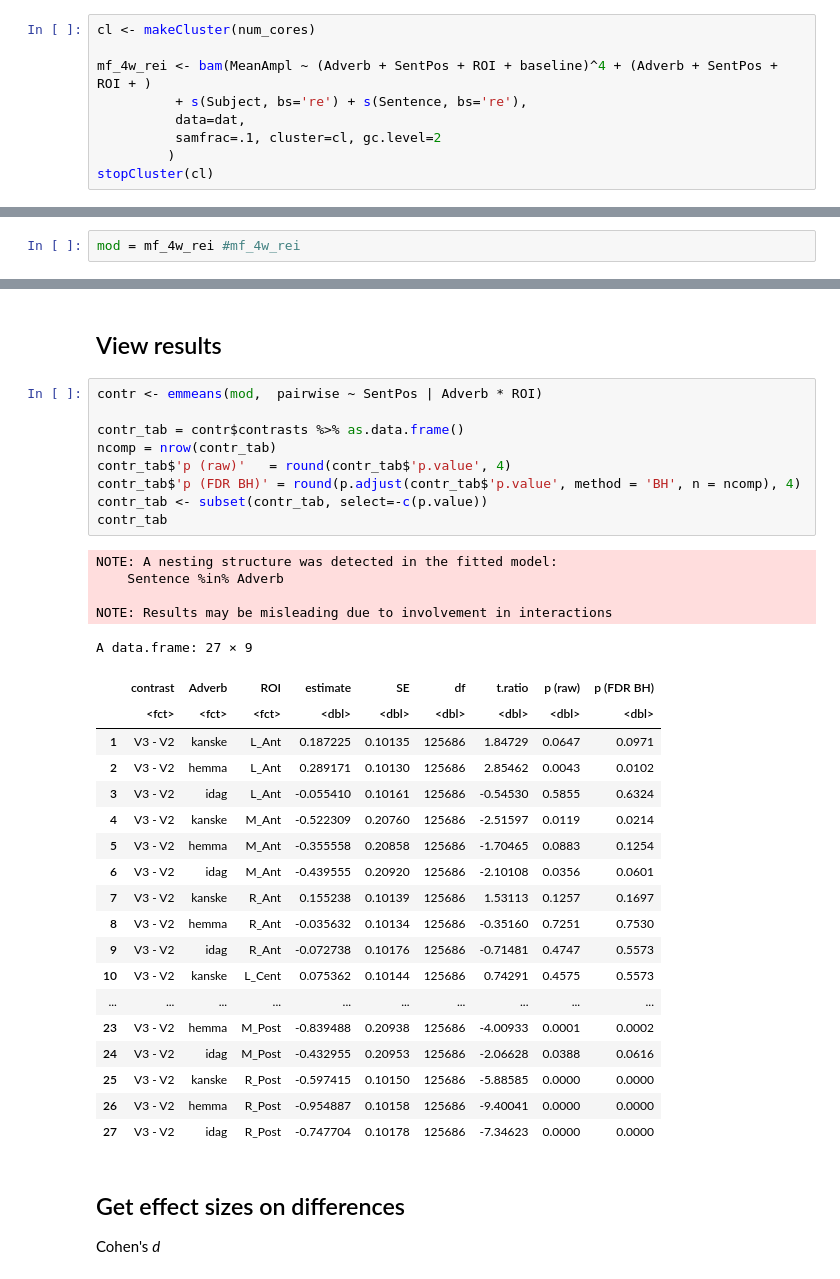
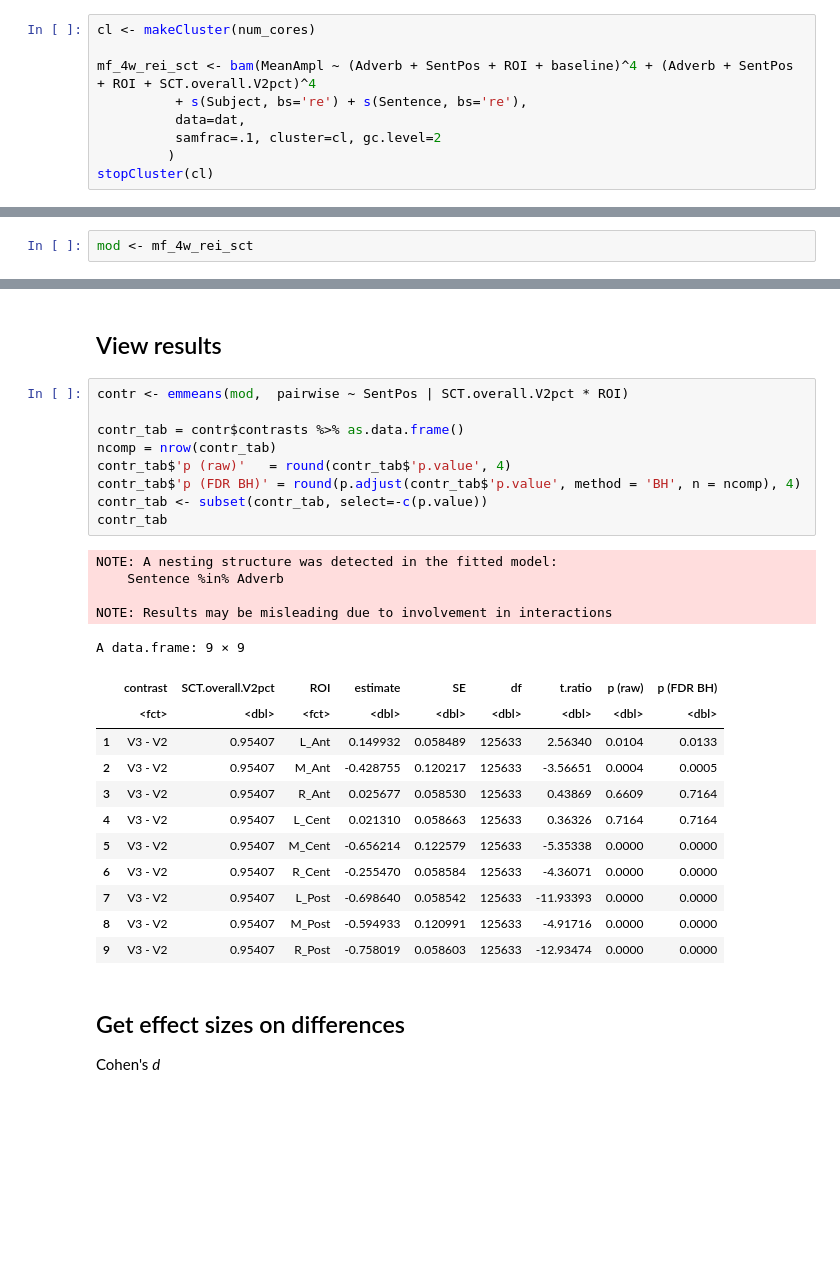
Before and after one commit to aaronjnewman/SWOP, a Jupyter notebook: scripts/SWOP 5b - R stats 300-500 behav corr.ipynb, the cells around one changed output, grey strips where cells are left out. Saved outputs shown, nothing was run; the diff lists cells and outputs as text; blank space fills up the shorter version.

```diff
--- a/scripts/SWOP 5b - R stats 300-500 behav corr.ipynb
+++ b/scripts/SWOP 5b - R stats 300-500 behav corr.ipynb
@@ -281,7 +273,7 @@ stopCluster(cl)
 # %%
 cl <- makeCluster(num_cores)
 
-mf_4w_rei <- bam(MeanAmpl ~ (Adverb + SentPos + ROI + baseline)^4 + (Adverb + SentPos + ROI + )
+mf_4w_rei_sct <- bam(MeanAmpl ~ (Adverb + SentPos + ROI + baseline)^4 + (Adverb + SentPos + ROI + SCT.overall.V2pct)^4
           + s(Subject, bs='re') + s(Sentence, bs='re'),
           data=dat,
           samfrac=.1, cluster=cl, gc.level=2
@@ -340,3 +346,5 @@ s(Sentence,Subject) 4621   4792 33.1 <0.0000000000000002
+# %%
+mod <- mf_4w_rei_sct
 # %% [markdown]
 ### Write ANOVA table to text file
 # %%
@@ -366,2 +351,0 @@ fREML = 3.1683e+05  Scale est. = 7.7369    n = 126035
-# %%
-mod = mf_4w_rei #mf_4w_rei
@@ -408,38 +372,31 @@ fREML = 3.5359e+05  Scale est. = 15.867    n = 126035
 # %% [markdown]
 ## View results
 # %%
-contr <- emmeans(mod,  pairwise ~ SentPos | Adverb * ROI)
+contr <- emmeans(mod,  pairwise ~ SentPos | SCT.overall.V2pct * ROI)
 
 contr_tab = contr$contrasts %>% as.data.frame()
 ncomp = nrow(contr_tab)
 contr_tab$'p (raw)'   = round(contr_tab$'p.value', 4)
 contr_tab$'p (FDR BH)' = round(p.adjust(contr_tab$'p.value', method = 'BH', n = ncomp), 4)
 contr_tab <- subset(contr_tab, select=-c(p.value))
 contr_tab
 # %% [output]
 NOTE: A nesting structure was detected in the fitted model:
     Sentence %in% Adverb
 
 NOTE: Results may be misleading due to involvement in interactions
-A data.frame: 27 × 9
+A data.frame: 9 × 9
-|  | contrast | Adverb | ROI | estimate | SE | df | t.ratio | p (raw) | p (FDR BH) |
-|  | <fct> | <fct> | <fct> | <dbl> | <dbl> | <dbl> | <dbl> | <dbl> | <dbl> |
-| 1 | V3 - V2 | kanske | L_Ant | 0.187225 | 0.10135 | 125686 | 1.84729 | 0.0647 | 0.0971 |
-| 2 | V3 - V2 | hemma | L_Ant | 0.289171 | 0.10130 | 125686 | 2.85462 | 0.0043 | 0.0102 |
-| 3 | V3 - V2 | idag | L_Ant | -0.055410 | 0.10161 | 125686 | -0.54530 | 0.5855 | 0.6324 |
-| 4 | V3 - V2 | kanske | M_Ant | -0.522309 | 0.20760 | 125686 | -2.51597 | 0.0119 | 0.0214 |
-| 5 | V3 - V2 | hemma | M_Ant | -0.355558 | 0.20858 | 125686 | -1.70465 | 0.0883 | 0.1254 |
-| 6 | V3 - V2 | idag | M_Ant | -0.439555 | 0.20920 | 125686 | -2.10108 | 0.0356 | 0.0601 |
-| 7 | V3 - V2 | kanske | R_Ant | 0.155238 | 0.10139 | 125686 | 1.53113 | 0.1257 | 0.1697 |
-| 8 | V3 - V2 | hemma | R_Ant | -0.035632 | 0.10134 | 125686 | -0.35160 | 0.7251 | 0.7530 |
-| 9 | V3 - V2 | idag | R_Ant | -0.072738 | 0.10176 | 125686 | -0.71481 | 0.4747 | 0.5573 |
-| 10 | V3 - V2 | kanske | L_Cent | 0.075362 | 0.10144 | 125686 | 0.74291 | 0.4575 | 0.5573 |
-| ... | ... | ... | ... | ... | ... | ... | ... | ... | ... |
-| 23 | V3 - V2 | hemma | M_Post | -0.839488 | 0.20938 | 125686 | -4.00933 | 0.0001 | 0.0002 |
-| 24 | V3 - V2 | idag | M_Post | -0.432955 | 0.20953 | 125686 | -2.06628 | 0.0388 | 0.0616 |
-| 25 | V3 - V2 | kanske | R_Post | -0.597415 | 0.10150 | 125686 | -5.88585 | 0.0000 | 0.0000 |
-| 26 | V3 - V2 | hemma | R_Post | -0.954887 | 0.10158 | 125686 | -9.40041 | 0.0000 | 0.0000 |
-| 27 | V3 - V2 | idag | R_Post | -0.747704 | 0.10178 | 125686 | -7.34623 | 0.0000 | 0.0000 |
+|  | contrast | SCT.overall.V2pct | ROI | estimate | SE | df | t.ratio | p (raw) | p (FDR BH) |
+|  | <fct> | <dbl> | <fct> | <dbl> | <dbl> | <dbl> | <dbl> | <dbl> | <dbl> |
+| 1 | V3 - V2 | 0.95407 | L_Ant | 0.149932 | 0.058489 | 125633 | 2.56340 | 0.0104 | 0.0133 |
+| 2 | V3 - V2 | 0.95407 | M_Ant | -0.428755 | 0.120217 | 125633 | -3.56651 | 0.0004 | 0.0005 |
+| 3 | V3 - V2 | 0.95407 | R_Ant | 0.025677 | 0.058530 | 125633 | 0.43869 | 0.6609 | 0.7164 |
+| 4 | V3 - V2 | 0.95407 | L_Cent | 0.021310 | 0.058663 | 125633 | 0.36326 | 0.7164 | 0.7164 |
+| 5 | V3 - V2 | 0.95407 | M_Cent | -0.656214 | 0.122579 | 125633 | -5.35338 | 0.0000 | 0.0000 |
+| 6 | V3 - V2 | 0.95407 | R_Cent | -0.255470 | 0.058584 | 125633 | -4.36071 | 0.0000 | 0.0000 |
+| 7 | V3 - V2 | 0.95407 | L_Post | -0.698640 | 0.058542 | 125633 | -11.93393 | 0.0000 | 0.0000 |
+| 8 | V3 - V2 | 0.95407 | M_Post | -0.594933 | 0.120991 | 125633 | -4.91716 | 0.0000 | 0.0000 |
+| 9 | V3 - V2 | 0.95407 | R_Post | -0.758019 | 0.058603 | 125633 | -12.93474 | 0.0000 | 0.0000 |
 # %% [markdown]
 ## Get effect sizes on differences
 Cohen's *d*
```
Also changed, not shown: parts of 20 cells of this notebook, 32 other files.
